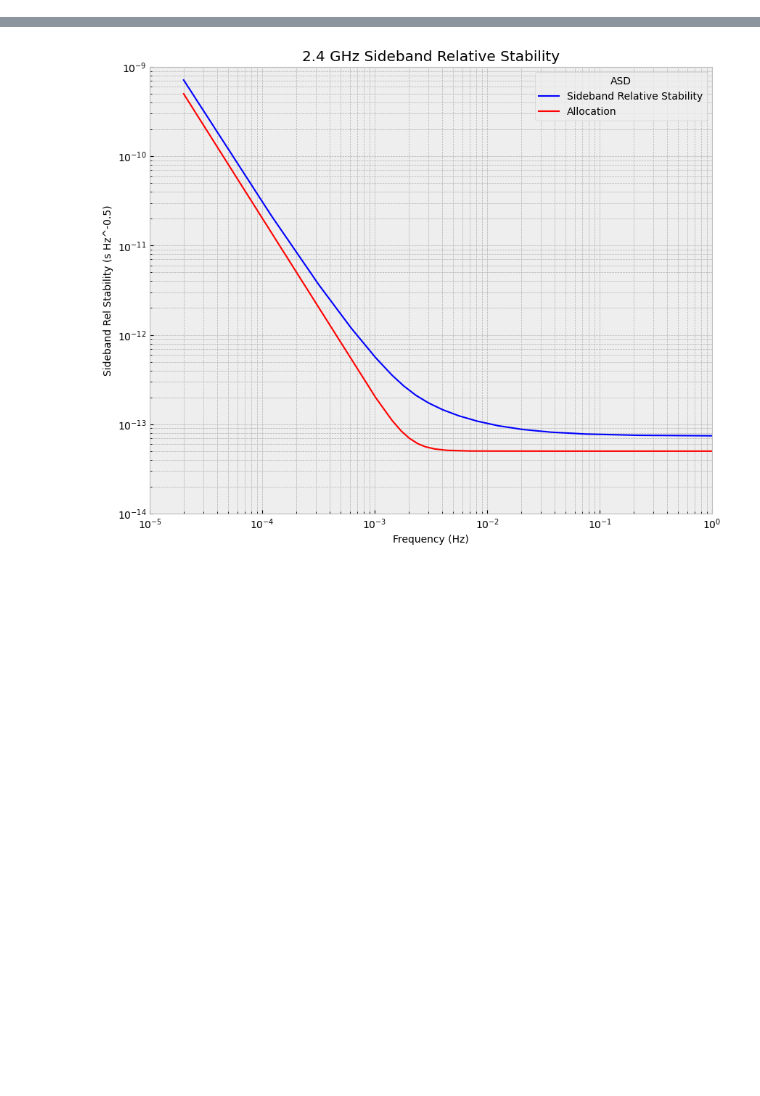
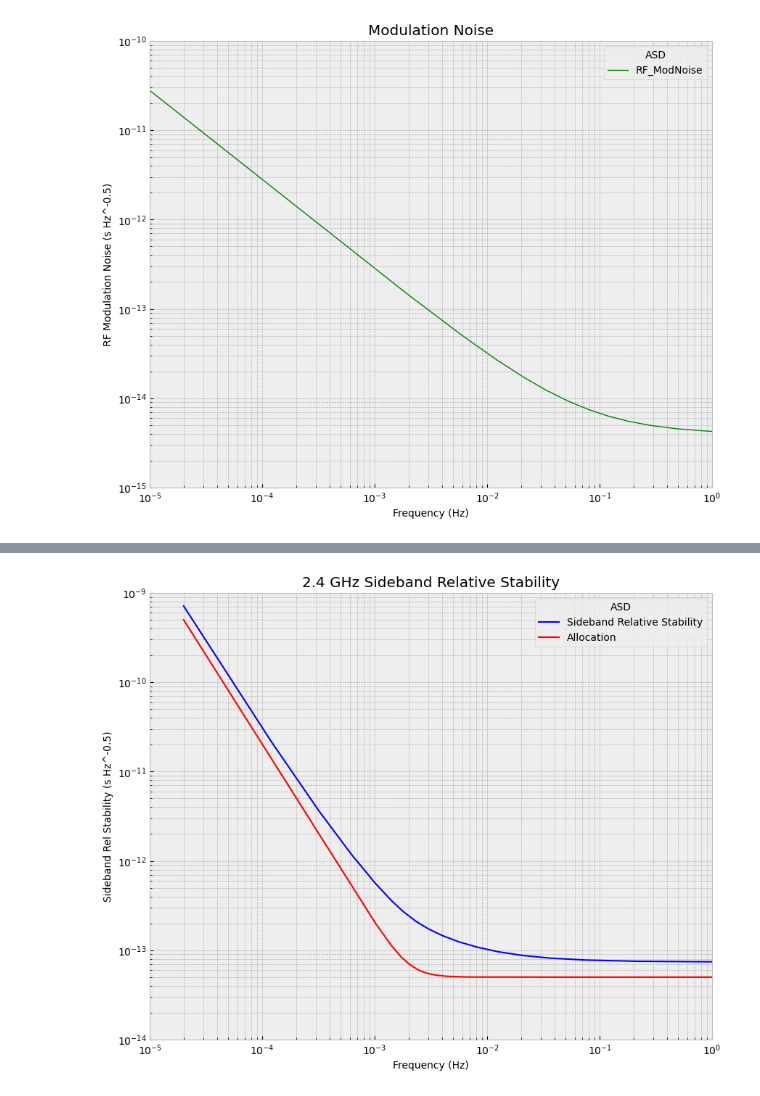
Before and after one commit to raidurgesh/RFNoise, a Jupyter notebook: RFModErr0.ipynb, the cells around one changed output, grey strips where cells are left out. Cells and saved outputs as stored; diff of their text form; code cells hidden in the pictures; blank space fills up the shorter version.

```diff
--- a/RFModErr0.ipynb
+++ b/RFModErr0.ipynb
@@ -45,0 +54,16 @@ plt.show()
+# %%
+plt.figure(figsize=(10,8))
+#plt.plot(freq, Timing_Stability_FDS, 'r-',label = "Pilot Tone_FSD/PMS", linewidth=1.0)
+plt.plot(freq, RF_ModNoise, 'g-',label = "RF_ModNoise", linewidth=1.0)
+plt.yscale("log")
+plt.xscale("log")
+plt.ylim(1e-15, 1e-10)
+plt.xlim(1e-5, 1)
+plt.title("Modulation Noise")
+plt.xlabel("Frequency (Hz)")
+plt.ylabel("RF Modulation Noise (s Hz^-0.5)")
+plt.legend(title = "ASD")
+plt.grid(visible=None, which='minor', axis='both')
+plt.show()
+# %% [output]
+[figure, added]
```
Also changed, not shown: parts of 9 cells of this notebook.
